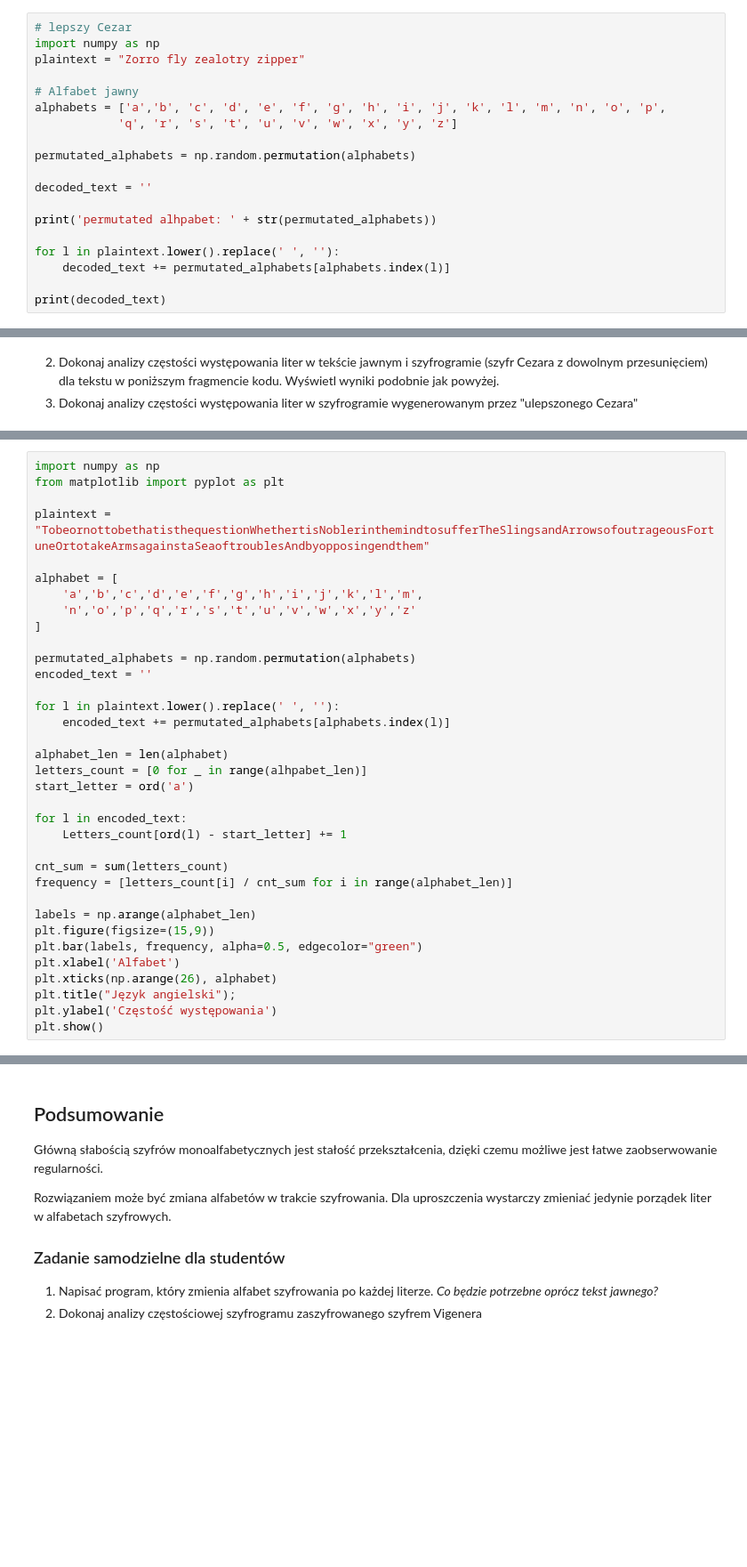
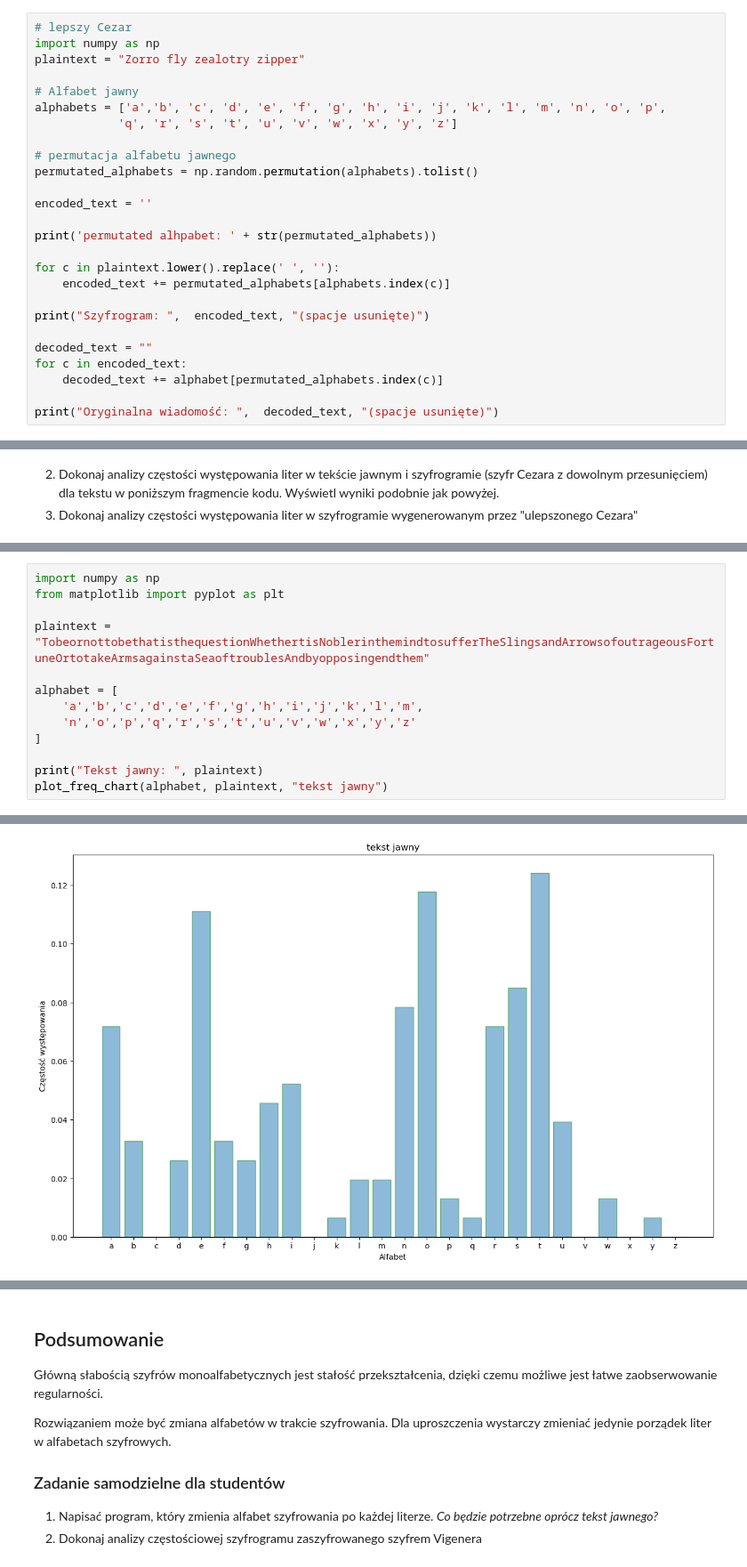
Before and after one commit to Kacper0199/Cryptography, a Jupyter notebook: lab1/Laboratorium_01_4students.ipynb, the cells around one changed output, grey strips where cells are left out. Shown at 89% size. Saved outputs shown, nothing was run; the diff lists cells and outputs as text; blank space fills up the shorter version.

```diff
--- a/lab1/Laboratorium_01_4students.ipynb
+++ b/lab1/Laboratorium_01_4students.ipynb
@@ -58,14 +58,21 @@ plaintext = "Zorro fly zealotry zipper"
 alphabets = ['a','b', 'c', 'd', 'e', 'f', 'g', 'h', 'i', 'j', 'k', 'l', 'm', 'n', 'o', 'p',
             'q', 'r', 's', 't', 'u', 'v', 'w', 'x', 'y', 'z']
 
-permutated_alphabets = np.random.permutation(alphabets)
+# permutacja alfabetu jawnego
+permutated_alphabets = np.random.permutation(alphabets).tolist()
 
-decoded_text = ''
+encoded_text = ''
 
 print('permutated alhpabet: ' + str(permutated_alphabets))
 
-for l in plaintext.lower().replace(' ', ''):
-    decoded_text += permutated_alphabets[alphabets.index(l)]
+for c in plaintext.lower().replace(' ', ''):
+    encoded_text += permutated_alphabets[alphabets.index(c)]
 
-print(decoded_text)
+print("Szyfrogram: ",  encoded_text, "(spacje usunięte)")
+
+decoded_text = ""
+for c in encoded_text:
+    decoded_text += alphabet[permutated_alphabets.index(c)]
+
+print("Oryginalna wiadomość: ",  decoded_text, "(spacje usunięte)")
 # %% [output]
@@ -112,28 +144,6 @@ alphabet = [
     'n','o','p','q','r','s','t','u','v','w','x','y','z'
 ]
 
-permutated_alphabets = np.random.permutation(alphabets)
-encoded_text = ''
-
-for l in plaintext.lower().replace(' ', ''):
-    encoded_text += permutated_alphabets[alphabets.index(l)]
-
-alphabet_len = len(alphabet)
-letters_count = [0 for _ in range(alhpabet_len)]
-start_letter = ord('a')
-
-for l in encoded_text:
-    Letters_count[ord(l) - start_letter] += 1
-
-cnt_sum = sum(letters_count)
-frequency = [letters_count[i] / cnt_sum for i in range(alphabet_len)]
-
-labels = np.arange(alphabet_len)
-plt.figure(figsize=(15,9))
-plt.bar(labels, frequency, alpha=0.5, edgecolor="green")
-plt.xlabel('Alfabet')
-plt.xticks(np.arange(26), alphabet)
-plt.title("Język angielski");
-plt.ylabel('Częstość występowania')
-plt.show()
+print("Tekst jawny: ", plaintext)
+plot_freq_chart(alphabet, plaintext, "tekst jawny")
 # %% [output]
@@ -140,0 +151 @@ ZeroDivisionError: division by zero
+[figure, added]
```
Also changed, not shown: parts of 18 cells of this notebook.
